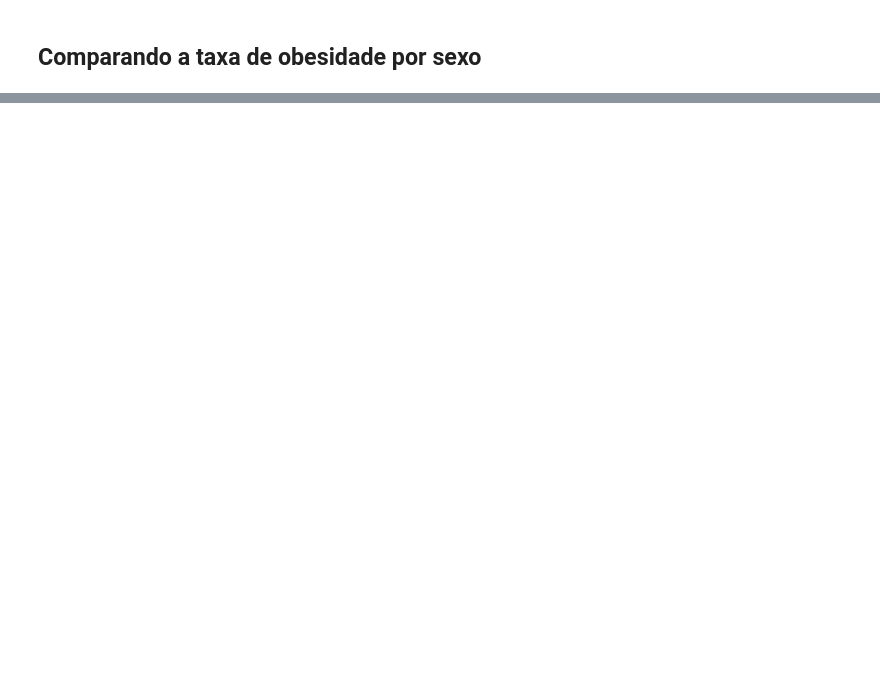
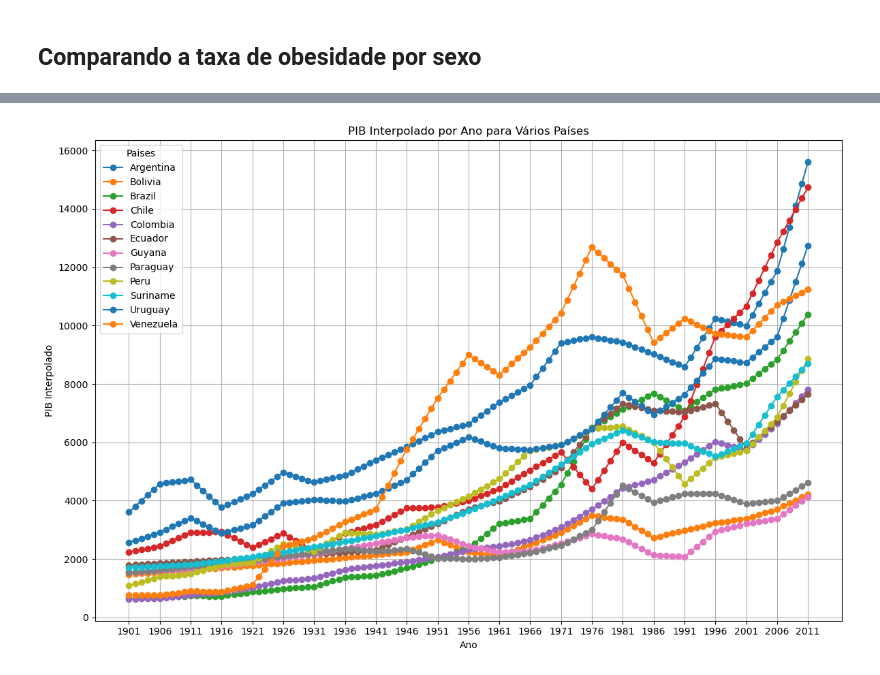
Before and after one commit to Sinvalluz/Projeto-A3-An-lise-de-dados, a Jupyter notebook: app.ipynb, the cells around one changed output, grey strips where cells are left out. Saved outputs shown, nothing was run; the diff lists cells and outputs as text; code cells hidden in the pictures; blank space fills up the shorter version.

```diff
--- a/app.ipynb
+++ b/app.ipynb
@@ -62,0 +217,8 @@ Média de obesidade entre homens: 15.53%
+# %%
+# Interpolando os valores ausentes
+df_pib_per_capita_copia['Pib_Interpolado'] = round(df_pib_per_capita_copia['Pib'].interpolate(), 2)
+
+# Removendo coluna que não está interpolada
+df_pib_per_capita_copia = df_pib_per_capita_copia.drop(columns=['Pib'])
+
+df_pib_per_capita_copia[df_pib_per_capita_copia['Paises'] == 'Afghanistan']
@@ -62,0 +239,24 @@ Média de obesidade entre homens: 15.53%
+# %%
+# Plotando o gráfico combinado para todos os países
+
+paises_selecionados = df_pib_per_capita_copia[df_pib_per_capita_copia['Regiao'] == 'South America']
+countries = paises_selecionados['Paises'].unique()
+plt.figure(figsize=(12, 8))
+
+
+for country in countries:
+    country_data = df_pib_per_capita_copia[df_pib_per_capita_copia['Paises'] == country]
+    plt.plot(country_data['Anos'], country_data['Pib_Interpolado'], marker='o', linestyle='-', label=country)
+
+plt.title('PIB Interpolado por Ano para Vários Países')
+plt.xlabel('Ano')
+plt.ylabel('PIB Interpolado')
+plt.grid(True)
+plt.xticks(range(df_pib_per_capita_copia['Anos'].min(), df_pib_per_capita_copia['Anos'].max() + 1, 5))
+plt.legend(title='Paises')
+plt.tight_layout()
+
+# Exibindo o gráfico
+plt.show()
+# %% [output]
+[figure, added]
```
Also changed, not shown: parts of 18 cells of this notebook, 3 other files.
